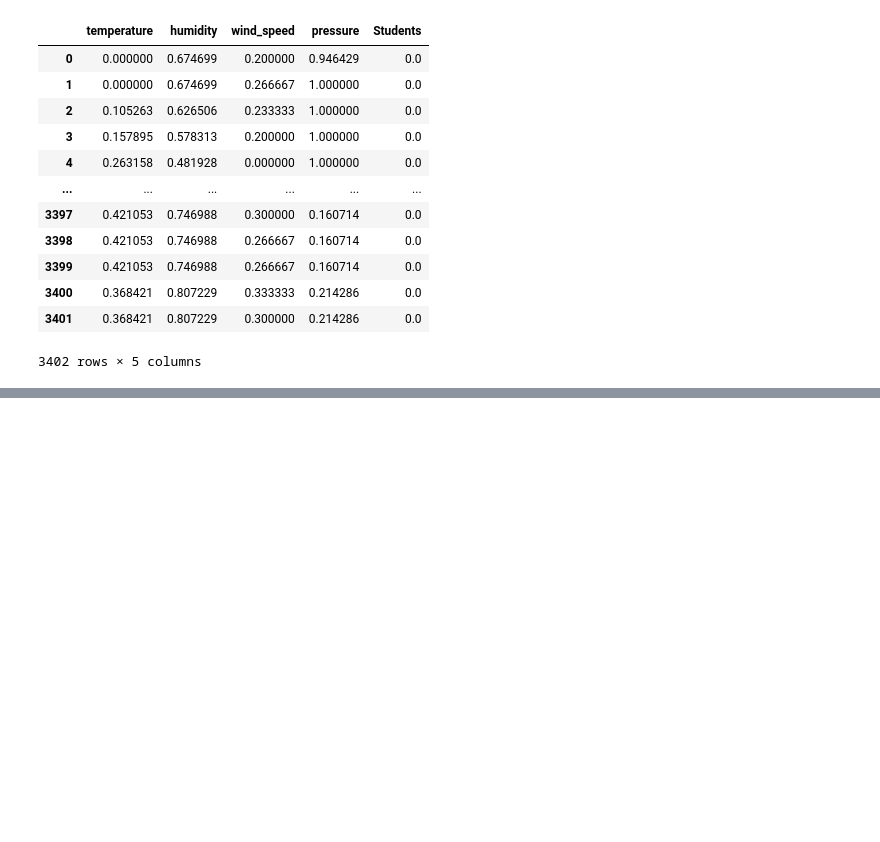
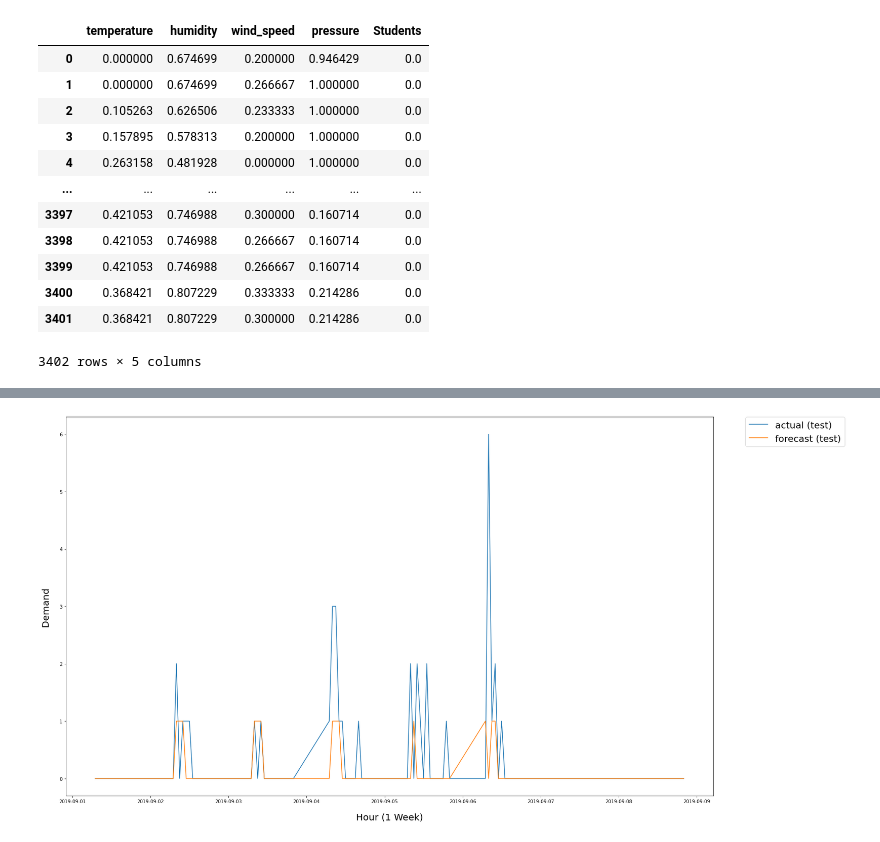
Before and after one commit to winnpm/ha-mo_data_visualization, a Jupyter notebook: Final Models.ipynb, the cells around one changed output, grey strips where cells are left out. Drawn from its saved outputs; the diff is of its cells as text; code cells hidden in the pictures; blank space fills up the shorter version.

```diff
--- a/Final Models.ipynb
+++ b/Final Models.ipynb
@@ -612,5 +491,5 @@ exo
 # %%
-exo_test = X_test_clone.drop(['y', 'count_0412', 'count_1211', 'Students'],axis=1)
+exo_test = X_test_clone.drop(['y', 'count_0412', 'count_1211'],axis=1)
 exo_test['ds'] = pd.to_datetime(exo_test['ds'], dayfirst=True)
 exo_test.set_index('ds', inplace=True)
 exo_test
@@ -727,6 +686,13 @@ print(cal_metrics(X_test))
 # %%
 for_sarimax = X_test_clone[['ds', 'y']]
 this = pred_uc.predicted_mean.reset_index(drop=True)
+for each in this:
+    if (each < 0):
+        this = this.replace(each, 0)
+    elif ((each*10)%10 >= 5):
+        this = this.replace(each, math.ceil(each))
+    else:
+        this = this.replace(each, math.floor(each))
 for_sarimax['yhat'] = this
 for_sarimax = extract_date(for_sarimax)
 for_sarimax['date'] = pd.to_datetime(for_sarimax['date'], dayfirst=True)
@@ -737,14 +703,23 @@ y_actual = y_actual.groupby(['date']).sum()
 yhat = for_sarimax[['date', 'yhat']]
 yhat.set_index('date', inplace=True)
 yhat = yhat.groupby(['date']).sum()
+# %%
+y_actual = for_sarimax[['ds', 'y']]
+y_actual.set_index('ds', inplace=True)
+y_actual = y_actual['2019-09-01 07:00:00':'2019-09-08 20:00:00']
+yhat = for_sarimax[['ds', 'yhat']]
+yhat.set_index('ds', inplace=True)
+yhat = yhat['2019-09-01 07:00:00':'2019-09-08 20:00:00']
 # %%
 plt.figure(figsize=(25,15))
 plt.plot(y_actual, label='actual (test)')
 plt.plot(yhat, label='forecast (test)')
 plt.legend(bbox_to_anchor=(1.05, 1), loc='upper left', borderaxespad=0., fontsize=20)
-plt.xlabel('Month (Test Set Only)', fontsize=20, labelpad=20)
+plt.xlabel('Hour (1 Week)', fontsize=20, labelpad=20)
 plt.ylabel('Demand', fontsize=20, labelpad=20)
 plt.show()
+# %% [output]
+[figure, added]
 # %%
 from sklearn.model_selection import train_test_split
 from sklearn.preprocessing import StandardScaler, MinMaxScaler
```
Also changed, not shown: parts of 18 cells of this notebook, 2 other files.
